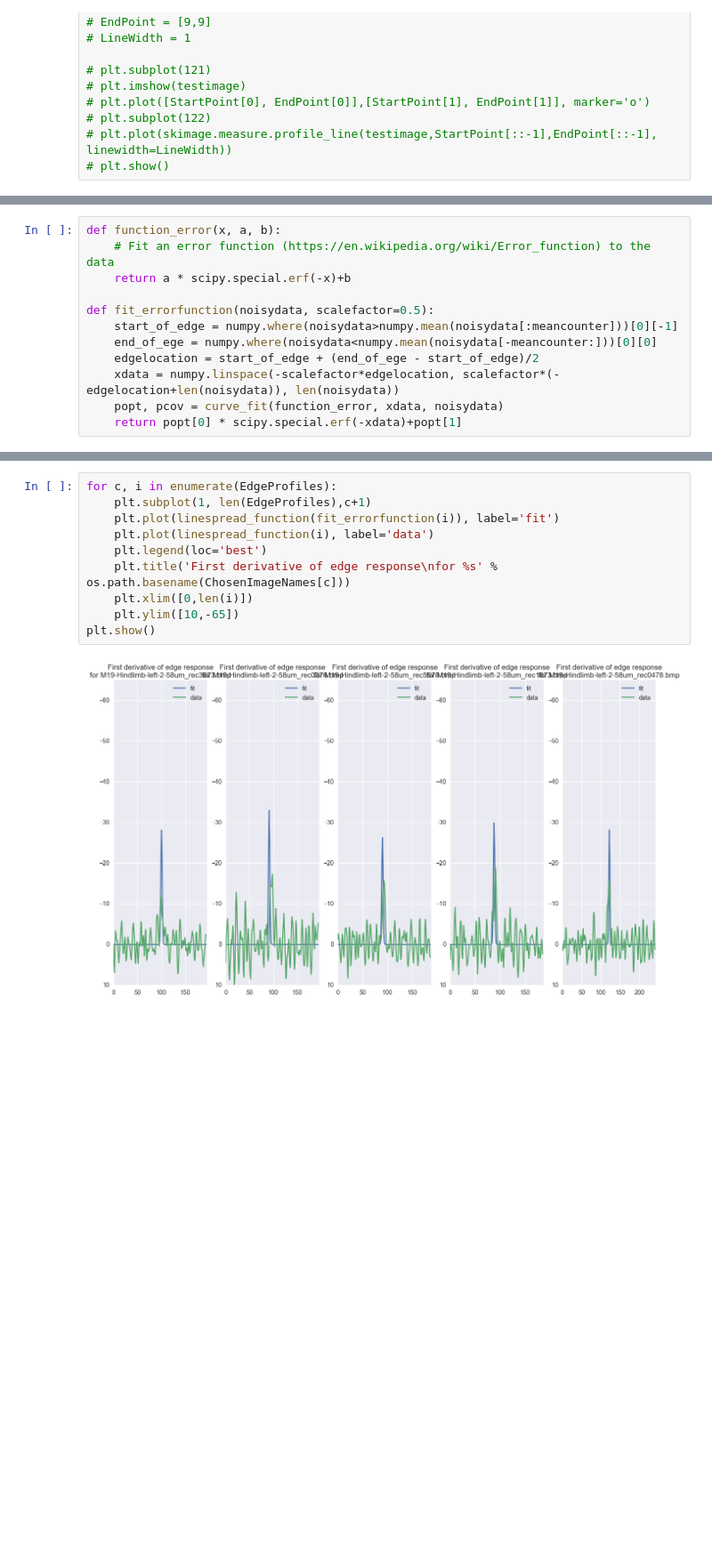
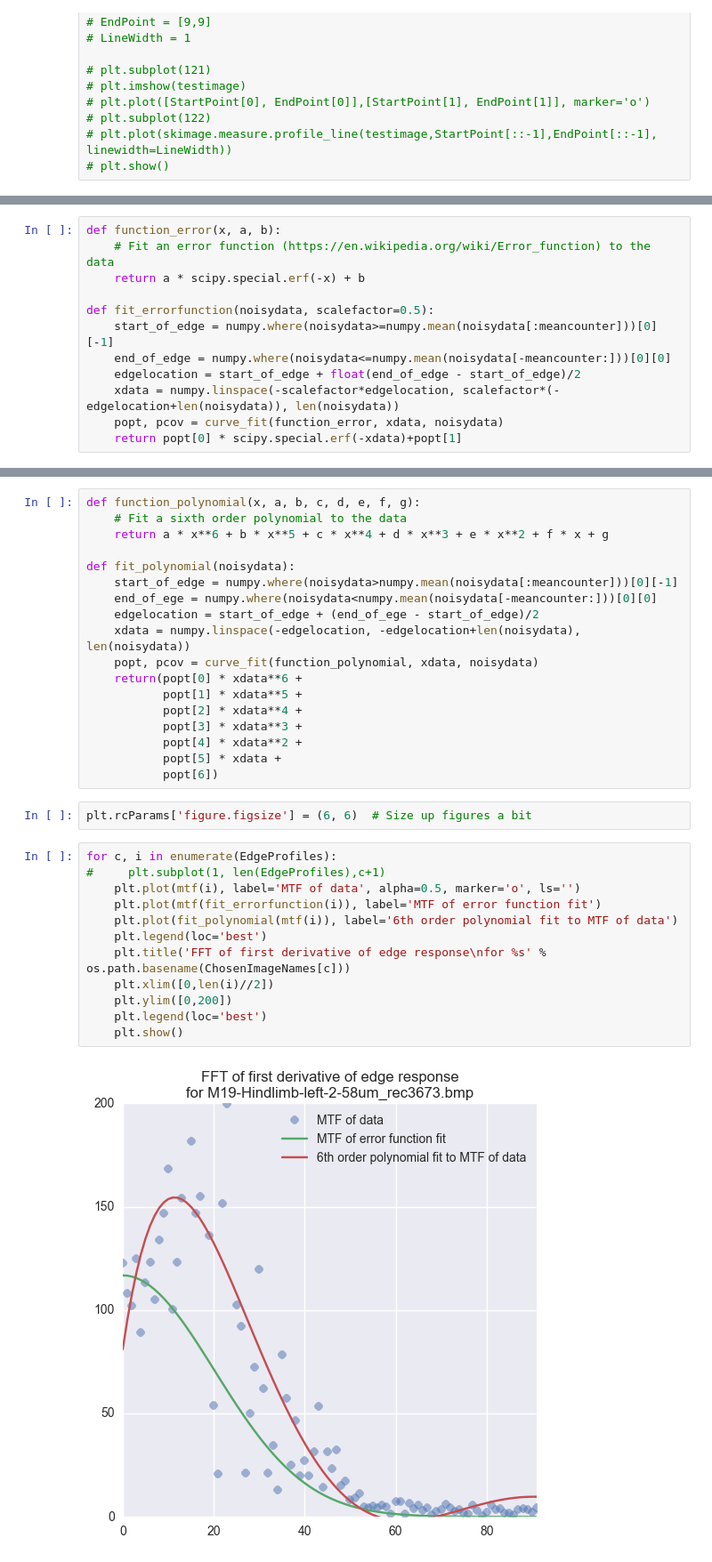
Before and after one commit to habi/mtf, a Jupyter notebook: Edge response.ipynb, the cells around one changed output, grey strips where cells are left out. Shown at 89% size. Cells and saved outputs as stored; diff of their text form; blank space fills up the shorter version.

```diff
--- a/Edge response.ipynb
+++ b/Edge response.ipynb
@@ -165,12 +178,12 @@ The 10-90% edge response (gray values 29-109) is 8 pixels wide (px 117-125)
 # %%
 def function_error(x, a, b):
     # Fit an error function (https://en.wikipedia.org/wiki/Error_function) to the data
-    return a * scipy.special.erf(-x)+b
+    return a * scipy.special.erf(-x) + b
 
 def fit_errorfunction(noisydata, scalefactor=0.5):
-    start_of_edge = numpy.where(noisydata>numpy.mean(noisydata[:meancounter]))[0][-1]
-    end_of_ege = numpy.where(noisydata<numpy.mean(noisydata[-meancounter:]))[0][0]
-    edgelocation = start_of_edge + (end_of_ege - start_of_edge)/2
+    start_of_edge = numpy.where(noisydata>=numpy.mean(noisydata[:meancounter]))[0][-1]
+    end_of_edge = numpy.where(noisydata<=numpy.mean(noisydata[-meancounter:]))[0][0]
+    edgelocation = start_of_edge + float(end_of_edge - start_of_edge)/2
     xdata = numpy.linspace(-scalefactor*edgelocation, scalefactor*(-edgelocation+len(noisydata)), len(noisydata))
     popt, pcov = curve_fit(function_error, xdata, noisydata)
     return popt[0] * scipy.special.erf(-xdata)+popt[1]
@@ -195,12 +239,34 @@ plt.show()
+# %%
+def function_polynomial(x, a, b, c, d, e, f, g):
+    # Fit a sixth order polynomial to the data
+    return a * x**6 + b * x**5 + c * x**4 + d * x**3 + e * x**2 + f * x + g
+
+def fit_polynomial(noisydata):
+    start_of_edge = numpy.where(noisydata>numpy.mean(noisydata[:meancounter]))[0][-1]
+    end_of_ege = numpy.where(noisydata<numpy.mean(noisydata[-meancounter:]))[0][0]
+    edgelocation = start_of_edge + (end_of_ege - start_of_edge)/2
+    xdata = numpy.linspace(-edgelocation, -edgelocation+len(noisydata), len(noisydata))
+    popt, pcov = curve_fit(function_polynomial, xdata, noisydata)
+    return(popt[0] * xdata**6 +
+           popt[1] * xdata**5 +
+           popt[2] * xdata**4 +
+           popt[3] * xdata**3 +
+           popt[4] * xdata**2 +
+           popt[5] * xdata +
+           popt[6])
+# %%
+plt.rcParams['figure.figsize'] = (6, 6)  # Size up figures a bit
 # %%
 for c, i in enumerate(EdgeProfiles):
-    plt.subplot(1, len(EdgeProfiles),c+1)
-    plt.plot(linespread_function(fit_errorfunction(i)), label='fit')
-    plt.plot(linespread_function(i), label='data')
+#     plt.subplot(1, len(EdgeProfiles),c+1)
+    plt.plot(mtf(i), label='MTF of data', alpha=0.5, marker='o', ls='')
+    plt.plot(mtf(fit_errorfunction(i)), label='MTF of error function fit')
+    plt.plot(fit_polynomial(mtf(i)), label='6th order polynomial fit to MTF of data')
     plt.legend(loc='best')
-    plt.title('First derivative of edge response\nfor %s' % os.path.basename(ChosenImageNames[c]))
-    plt.xlim([0,len(i)])
-    plt.ylim([10,-65])
-plt.show()
+    plt.title('FFT of first derivative of edge response\nfor %s' % os.path.basename(ChosenImageNames[c]))
+    plt.xlim([0,len(i)//2])
+    plt.ylim([0,200])
+    plt.legend(loc='best')
+    plt.show()
 # %% [output]
-[figure, old version]
+[figure, new version]
```
Also changed, not shown: parts of 17 cells of this notebook.
